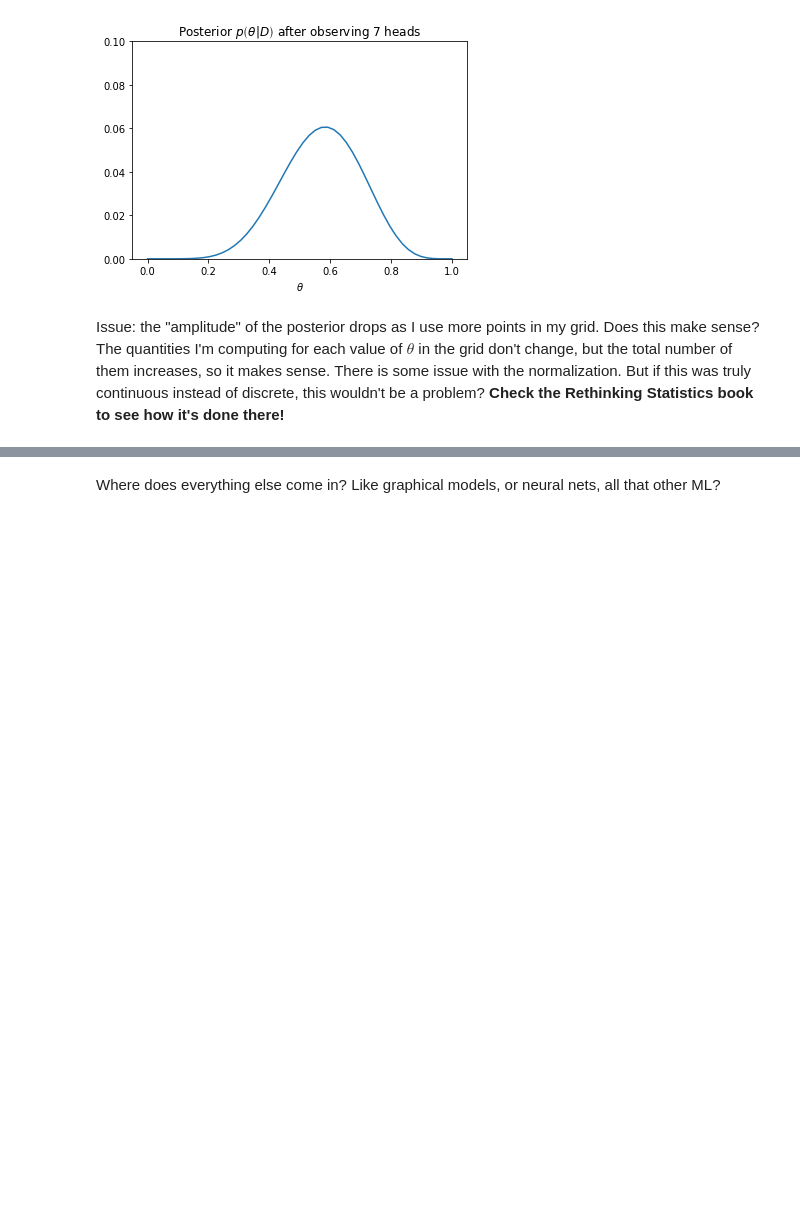
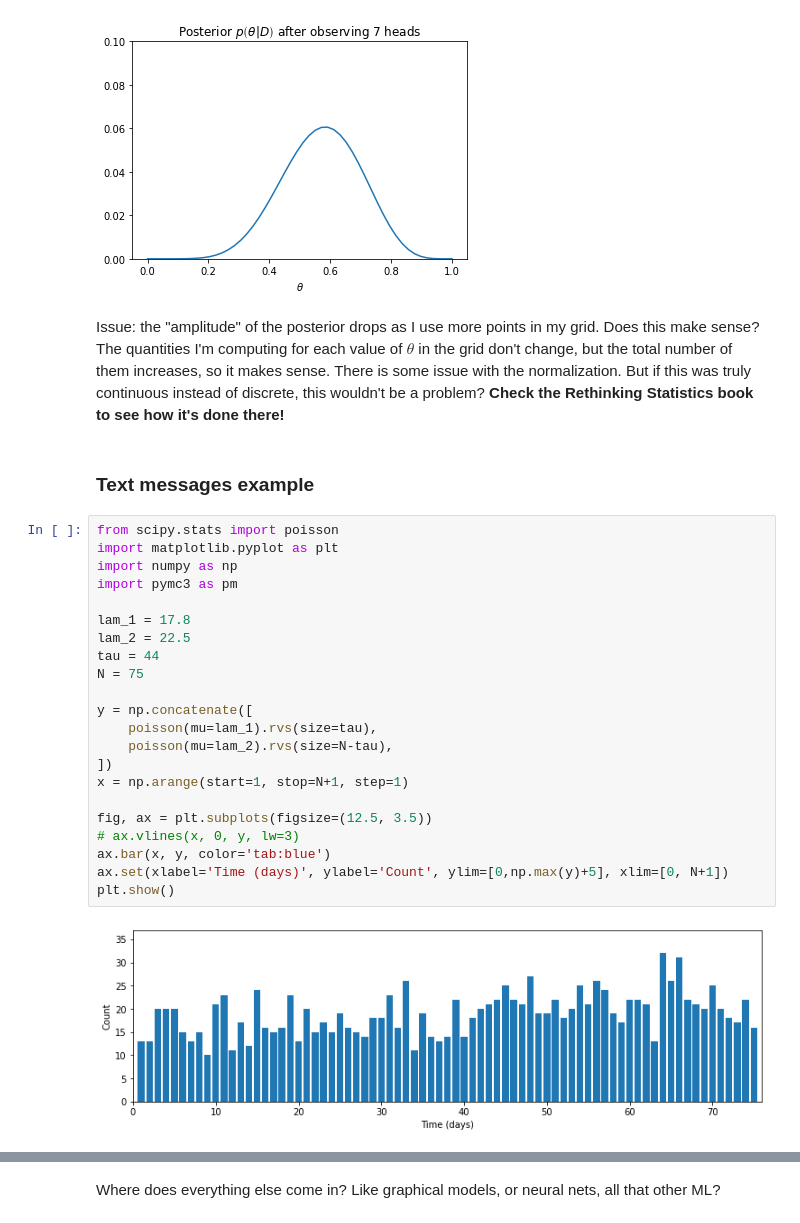
Before and after one commit to StanleyTuz/bayesian-ml, a Jupyter notebook: prob-prog-for-hackers/ch1.ipynb, the cells around one changed output, grey strips where cells are left out. Saved outputs shown, nothing was run; the diff lists cells and outputs as text; blank space fills up the shorter version.

```diff
--- a/prob-prog-for-hackers/ch1.ipynb
+++ b/prob-prog-for-hackers/ch1.ipynb
@@ -97,3 +97,29 @@ plt.show()
 [figure]
 # %% [markdown]
 Issue: the "amplitude" of the posterior drops as I use more points in my grid. Does this make sense? The quantities I'm computing for each value of $\theta$ in the grid don't change, but the total number of them increases, so it makes sense. There is some issue with the normalization. But if this was truly continuous instead of discrete, this wouldn't be a problem? **Check the Rethinking Statistics book to see how it's done there!**
+# %% [markdown]
+### Text messages example
+# %%
+from scipy.stats import poisson
+import matplotlib.pyplot as plt
+import numpy as np
+import pymc3 as pm
+
+lam_1 = 17.8
+lam_2 = 22.5
+tau = 44
+N = 75
+
+y = np.concatenate([
+    poisson(mu=lam_1).rvs(size=tau),
+    poisson(mu=lam_2).rvs(size=N-tau),
+])
+x = np.arange(start=1, stop=N+1, step=1)
+
+fig, ax = plt.subplots(figsize=(12.5, 3.5))
+# ax.vlines(x, 0, y, lw=3)
+ax.bar(x, y, color='tab:blue')
+ax.set(xlabel='Time (days)', ylabel='Count', ylim=[0,np.max(y)+5], xlim=[0, N+1])
+plt.show()
+# %% [output]
+[figure, added]
```
Also changed, not shown: parts of 2 cells of this notebook.
